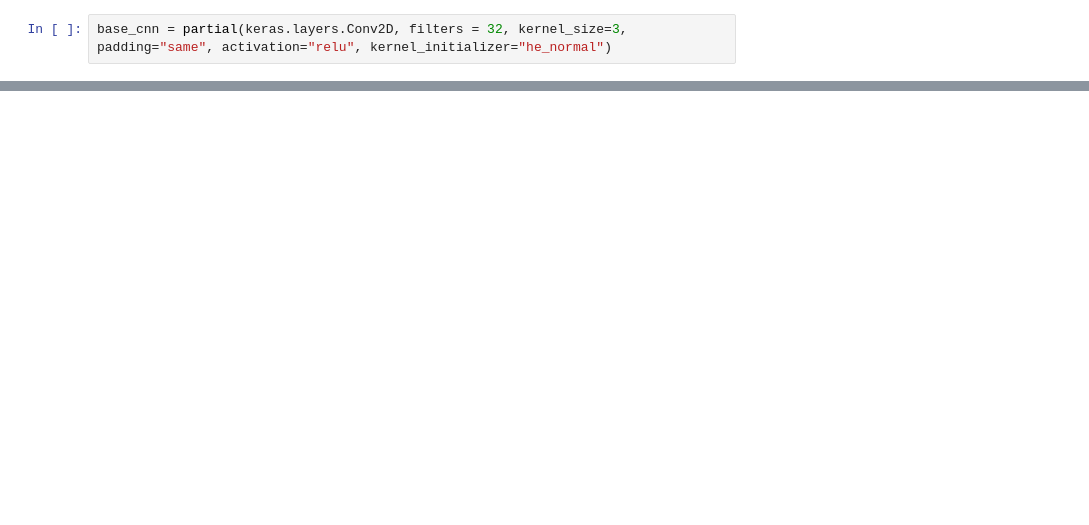
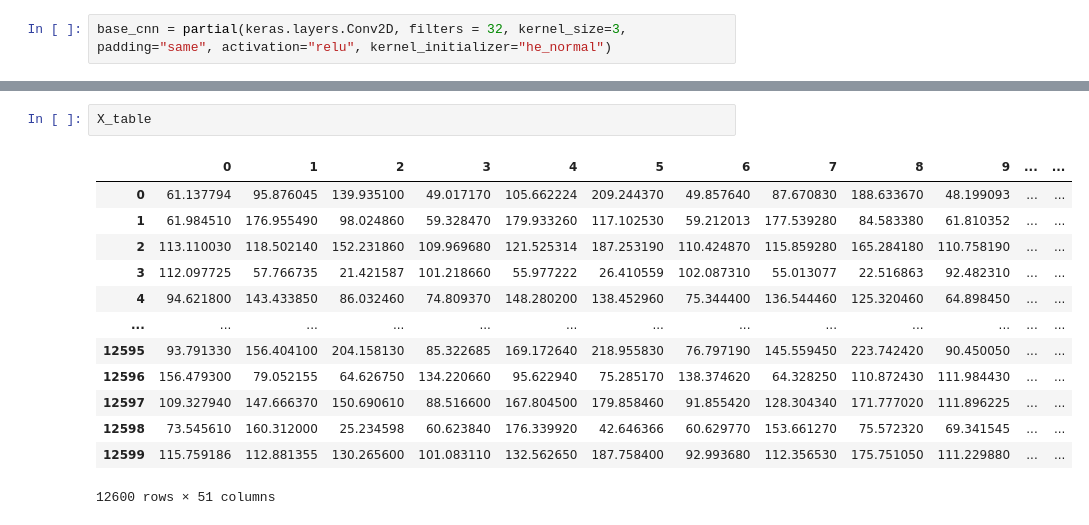
Before and after one commit to hykhhijk/Kaggle, a Jupyter notebook: Human Action Recognition (HAR) Dataset Classification/Base.ipynb, the cells around one changed output, grey strips where cells are left out. Drawn from its saved outputs; the diff is of its cells as text; blank space fills up the shorter version.

```diff
--- a/Human Action Recognition (HAR) Dataset Classification/Base.ipynb
+++ b/Human Action Recognition (HAR) Dataset Classification/Base.ipynb
@@ -120,0 +203,16 @@ KeyboardInterrupt:
+# %%
+X_table
+# %% [output]
+|  | 0 | 1 | 2 | 3 | 4 | 5 | 6 | 7 | 8 | 9 | ... | ... |
+| 0 | 61.137794 | 95.876045 | 139.935100 | 49.017170 | 105.662224 | 209.244370 | 49.857640 | 87.670830 | 188.633670 | 48.199093 | ... | ... |
+| 1 | 61.984510 | 176.955490 | 98.024860 | 59.328470 | 179.933260 | 117.102530 | 59.212013 | 177.539280 | 84.583380 | 61.810352 | ... | ... |
+| 2 | 113.110030 | 118.502140 | 152.231860 | 109.969680 | 121.525314 | 187.253190 | 110.424870 | 115.859280 | 165.284180 | 110.758190 | ... | ... |
+| 3 | 112.097725 | 57.766735 | 21.421587 | 101.218660 | 55.977222 | 26.410559 | 102.087310 | 55.013077 | 22.516863 | 92.482310 | ... | ... |
+| 4 | 94.621800 | 143.433850 | 86.032460 | 74.809370 | 148.280200 | 138.452960 | 75.344400 | 136.544460 | 125.320460 | 64.898450 | ... | ... |
+| ... | ... | ... | ... | ... | ... | ... | ... | ... | ... | ... | ... | ... |
+| 12595 | 93.791330 | 156.404100 | 204.158130 | 85.322685 | 169.172640 | 218.955830 | 76.797190 | 145.559450 | 223.742420 | 90.450050 | ... | ... |
+| 12596 | 156.479300 | 79.052155 | 64.626750 | 134.220660 | 95.622940 | 75.285170 | 138.374620 | 64.328250 | 110.872430 | 111.984430 | ... | ... |
+| 12597 | 109.327940 | 147.666370 | 150.690610 | 88.516600 | 167.804500 | 179.858460 | 91.855420 | 128.304340 | 171.777020 | 111.896225 | ... | ... |
+| 12598 | 73.545610 | 160.312000 | 25.234598 | 60.623840 | 176.339920 | 42.646366 | 60.629770 | 153.661270 | 75.572320 | 69.341545 | ... | ... |
+| 12599 | 115.759186 | 112.881355 | 130.265600 | 101.083110 | 132.562650 | 187.758400 | 92.993680 | 112.356530 | 175.751050 | 111.229880 | ... | ... |
+12600 rows × 51 columns
```
Also changed, not shown: parts of 41 cells of this notebook, 2 other files.
